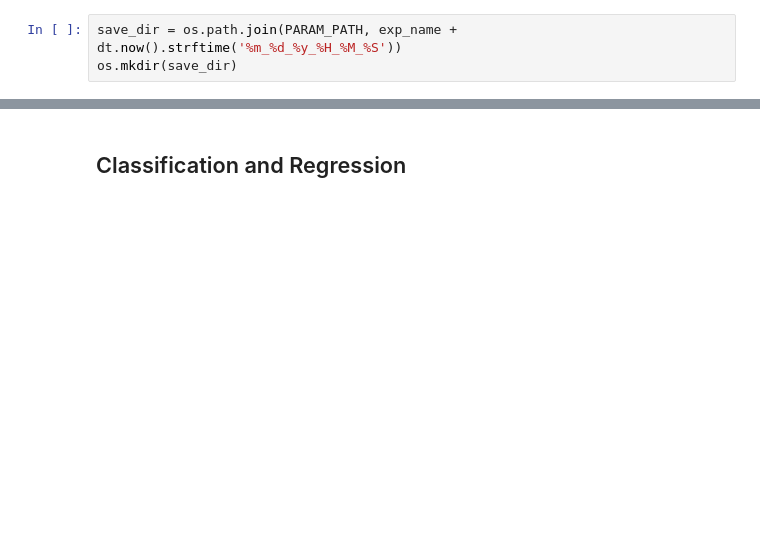
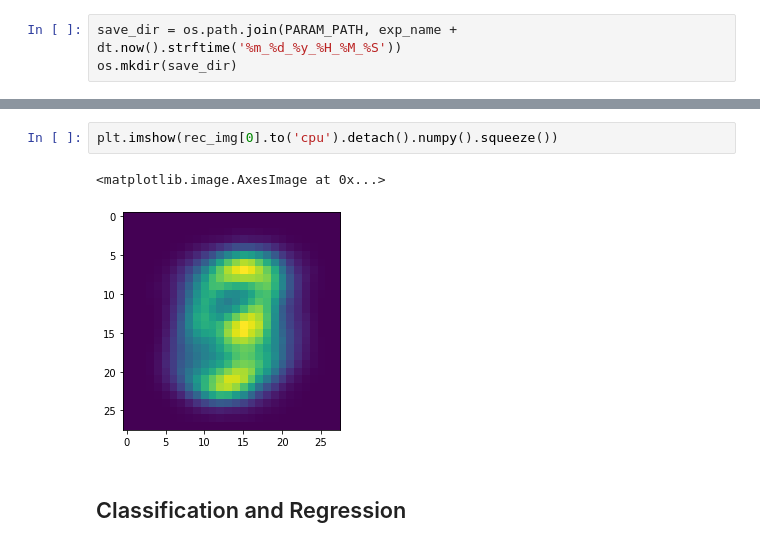
Before and after one commit to oliveradk/cult, a Jupyter notebook: 03a_core.train.ipynb, the cells around one changed output, grey strips where cells are left out. Cells and saved outputs as stored; diff of their text form; blank space fills up the shorter version.

```diff
--- a/03a_core.train.ipynb
+++ b/03a_core.train.ipynb
@@ -531,2 +611,7 @@ NameError: name 'envinfer_vae' is not defined
+# %%
+plt.imshow(rec_img[0].to('cpu').detach().numpy().squeeze())
+# %% [output]
+<matplotlib.image.AxesImage at 0x...>
+[figure, added]
 # %% [markdown]
 ## Classification and Regression
```
Also changed, not shown: parts of 17 cells of this notebook.
